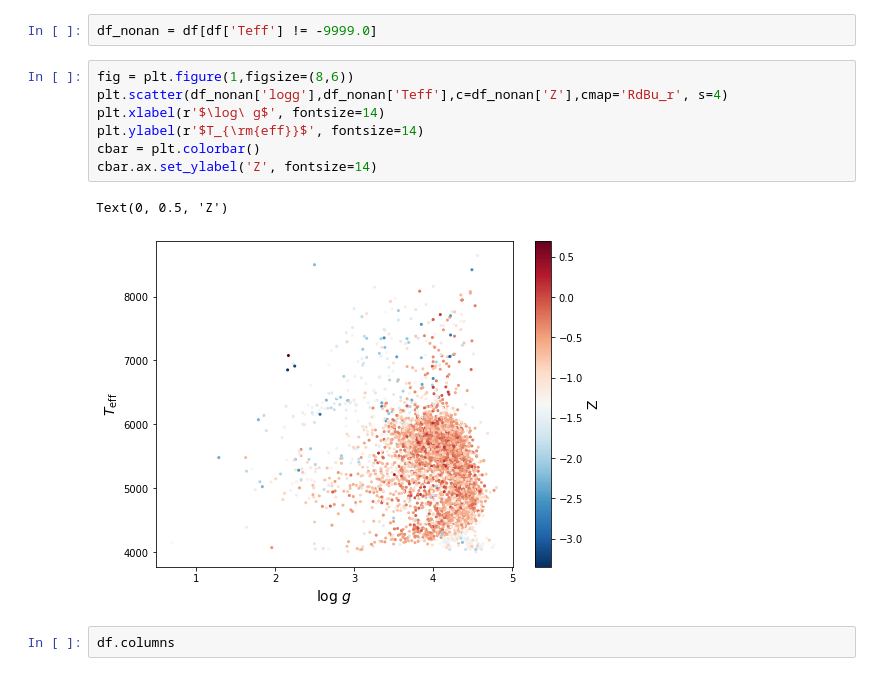
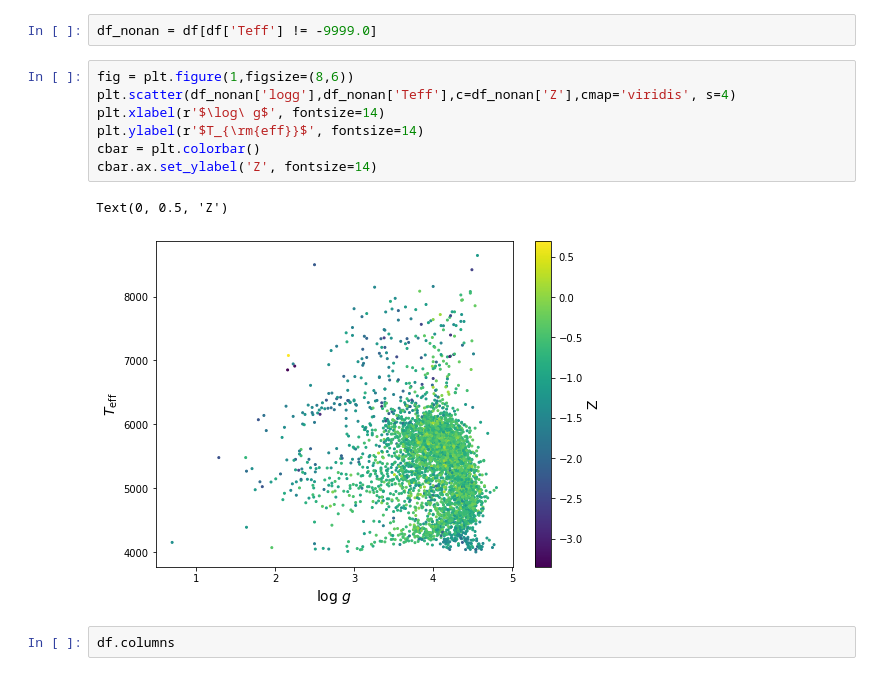
Before and after one commit to jsv1206/ast596_final, a Jupyter notebook: colors.ipynb, the cells around one changed output. Drawn from its saved outputs; the diff is of its cells as text.

```diff
--- a/colors.ipynb
+++ b/colors.ipynb
@@ -35,14 +35,14 @@ df.head()
 df_nonan = df[df['Teff'] != -9999.0]
 # %%
 fig = plt.figure(1,figsize=(8,6))
-plt.scatter(df_nonan['logg'],df_nonan['Teff'],c=df_nonan['Z'],cmap='RdBu_r', s=4)
+plt.scatter(df_nonan['logg'],df_nonan['Teff'],c=df_nonan['Z'],cmap='viridis', s=4)
 plt.xlabel(r'$\log\ g$', fontsize=14)
 plt.ylabel(r'$T_{\rm{eff}}$', fontsize=14)
 cbar = plt.colorbar()
 cbar.ax.set_ylabel('Z', fontsize=14)
 # %% [output]
 Text(0, 0.5, 'Z')
-[figure, old version]
+[figure, new version]
 # %%
 df.columns
 # %% [output]
```
Also changed, not shown: parts of 4 cells of this notebook, 1 other file.
